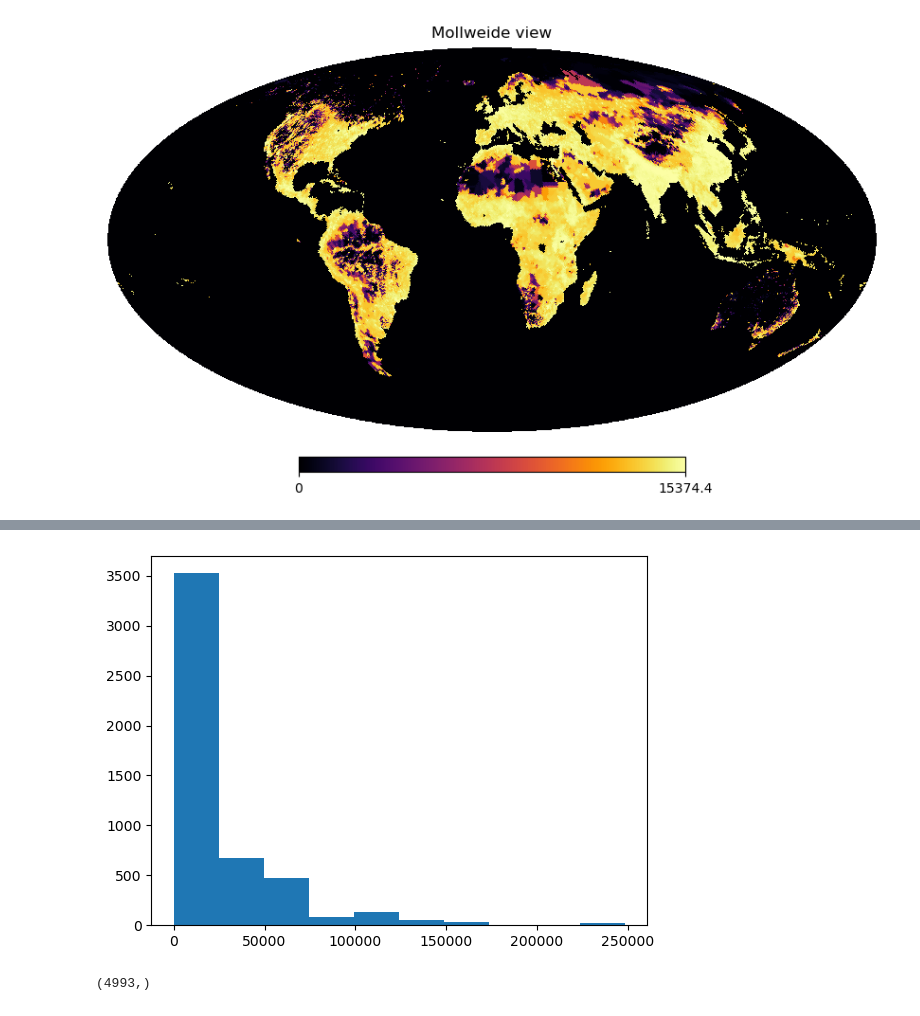
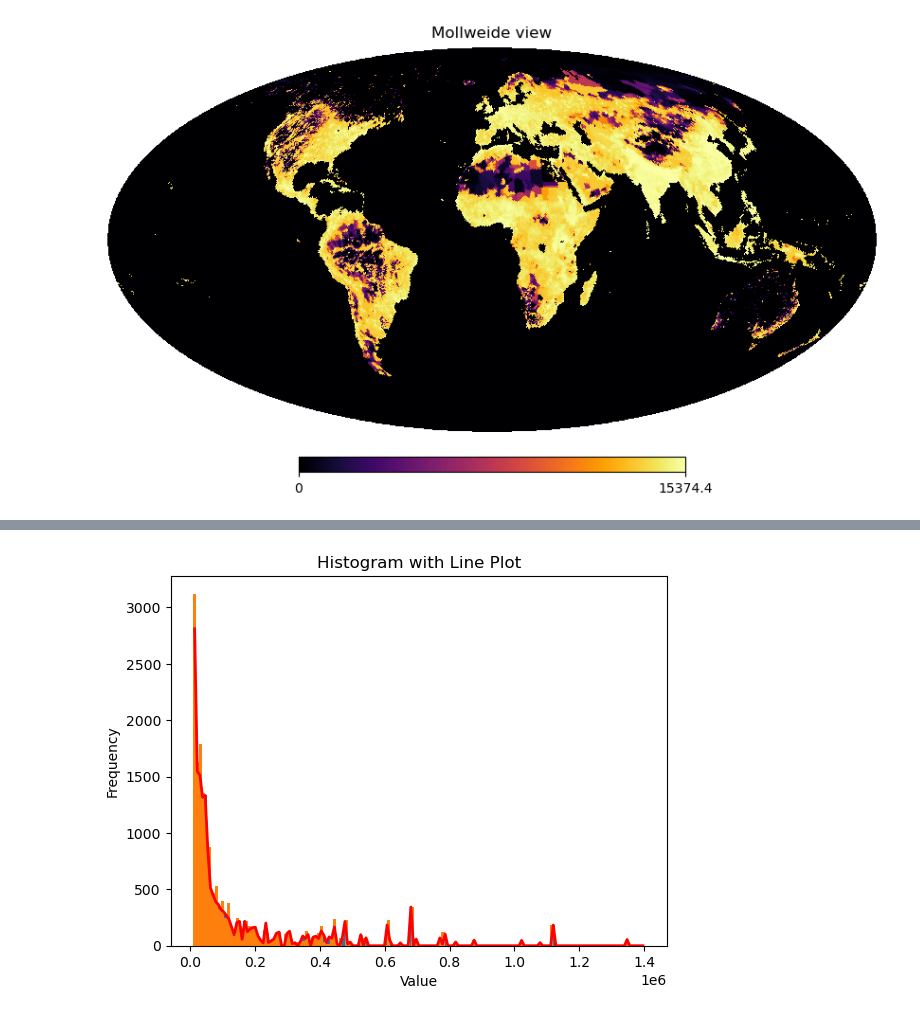
Before and after one commit to Bharatcs/rfi, a Jupyter notebook: Project/Mini_Stat_model.ipynb, the cells around one changed output, grey strips where cells are left out. Cells and saved outputs as stored; diff of their text form; code cells hidden in the pictures.

```diff
--- a/Project/Mini_Stat_model.ipynb
+++ b/Project/Mini_Stat_model.ipynb
@@ -50,7 +51,20 @@ plt.show()
 # %% [output]
 [figure]
 # %%
-df=pd.read_csv('./database/China.csv')
+csv_files = ['./database/Argentina.csv','./database/France.csv','./database/Russia.csv','./database/China.csv','./database/Brazil.csv','./database/Spain.csv']
+
+
+
+
+
+# --Create an empty dataframe to store the combined data-- #
+df = pd.DataFrame()
+
+# Loop through each CSV file and append its contents to the combined dataframe
+for csv_file in (csv_files):
+    df_temp = pd.read_csv(csv_file)
+    df = pd.concat([df, df_temp],ignore_index=True)
+
 df=df.dropna()
 power=df['EIRP'].to_numpy()
 lat_128=df['Latitude in degrees'].to_numpy()
@@ -92,9 +119,22 @@ plt.show()
 # %%
-plt.hist(Tx_pow_128[pix])
+
+n, bins,_ = plt.hist(Tx_pow_128[pix],bins=np.linspace(0.01e6,1.4e6,int(np.sqrt(len(Tx_pow_128[pix])))))
+
+# Finding the midpoints of each bin
+bin_centers = 0.5 * (bins[:-1] + bins[1:])
+
+# Plotting the histogram
+plt.xlabel('Value')
+plt.ylabel('Frequency')
+plt.title('Histogram with Line Plot')
+
+# Plotting the histogram bars
+plt.hist(Tx_pow_128[pix],bins=np.linspace(0.01e6,1.4e6,150))
+
+# Plotting the line representing the histogram
+plt.plot(bin_centers, n, linestyle='-', color='red', linewidth=2)
+
+
 plt.show()
 # %% [output]
-[figure, old version]
+[figure, new version]
-# %%
-np.shape(Tx_pow_128[pix])
-# %% [output]
-(4993,)
```
Also changed, not shown: parts of 9 cells of this notebook.
